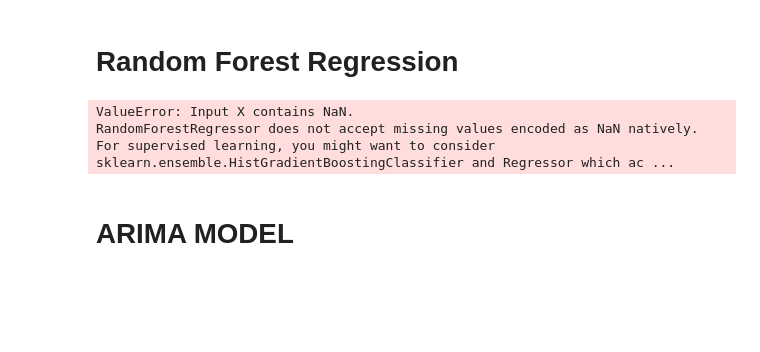
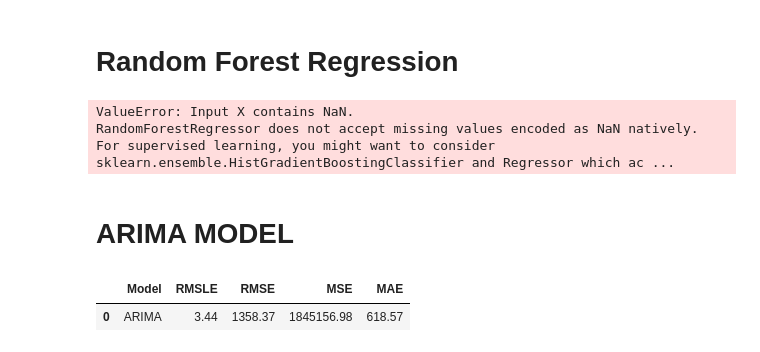
Before and after one commit to obiuzoma/LP3_project, a Jupyter notebook: lp3.ipynb, the cells around one changed output. Saved outputs shown, nothing was run; the diff lists cells and outputs as text; code cells hidden in the pictures; blank space fills up the shorter version.

Commit message:
modelling

```diff
--- a/lp3.ipynb
+++ b/lp3.ipynb
@@ -699,11 +703,11 @@ merged_data1 = train_data.merge(stores_df, on='store_nbr', how='inner')
 # Merge merged_df1 with transactions_df based on 'date' and 'store_nbr' columns
 merged_data2 = merged_data1.merge(transactions, on=['date', 'store_nbr'], how='inner')
 
-# Merge merged_df2 with holidays_events_df based on 'date' column
-merged_data3 = merged_data2.merge(holiday_df, on='date', how='inner')
+# # Merge merged_df2 with holidays_events_df based on 'date' column
+# merged_data3 = merged_data2.merge(holiday_df, on='date', how='inner')
 
 # Merge merged_df3 with oil_df based on 'date' column
-merged_data = merged_data3.merge(oil_df, on='date', how='inner')
+merged_data = merged_data2.merge(oil_df, on='date', how='inner')
 
 # View the first five rows of the merged dataset
 merged_data.head()
@@ -1215,37 +1254,40 @@ d = 0
 q = 0
 
 # Create an instance of the ARIMA model
-arima_model = ARIMA(y_train, order=(p, d, q)
+arima_model = ARIMA(y_train, order=(p, d, q))
 
 # Fit the model to the training data
 arima_model_fit = arima_model.fit()
 
 # Make predictions on the evaluation data
 arima_predictions = arima_model_fit.predict(start=len(y_train), end=len(y_train) + len(X_eval) - 1)
 
 # Calculate evaluation metrics
 arima_mse = mean_squared_error(y_eval, arima_predictions)
 arima_rmse = np.sqrt(arima_mse)
 
 # Apply the absolute value function to y_eval to remove negative signs
 y_eval_abs = abs(y_eval)
 arima_predictions_abs = abs(arima_predictions)
 
 # Calculate the Mean Absolute Error (MAE)
 arima_mae = mean_absolute_error(y_eval, arima_predictions)
 
 # Calculate the Root Mean Squared Logarithmic Error (RMSLE)
 arima_rmsle = np.sqrt(mean_squared_log_error(y_eval_abs, arima_predictions_abs))
 
 # Create a DataFrame to store results for ARIMA
 results_arima = pd.DataFrame({'Model': ['ARIMA'],
                             'RMSLE': [arima_rmsle],
                             'RMSE': [np.sqrt(arima_mse)],
                             'MSE': [arima_mse],
                             'MAE': [arima_mae]}).round(2)
 
 # Print the results_arima dataframe
 results_arima
+# %% [output]
+|  | Model | RMSLE | RMSE | MSE | MAE |
+| 0 | ARIMA | 3.44 | 1358.37 | 1845156.98 | 618.57 |
 # %%
 # Initialize the results dataframe
 model_df = pd.DataFrame(columns=['Model', 'RMSLE', 'RMSE', 'MSE', 'MAE'])
```
Also changed, not shown: parts of 7 cells of this notebook.
